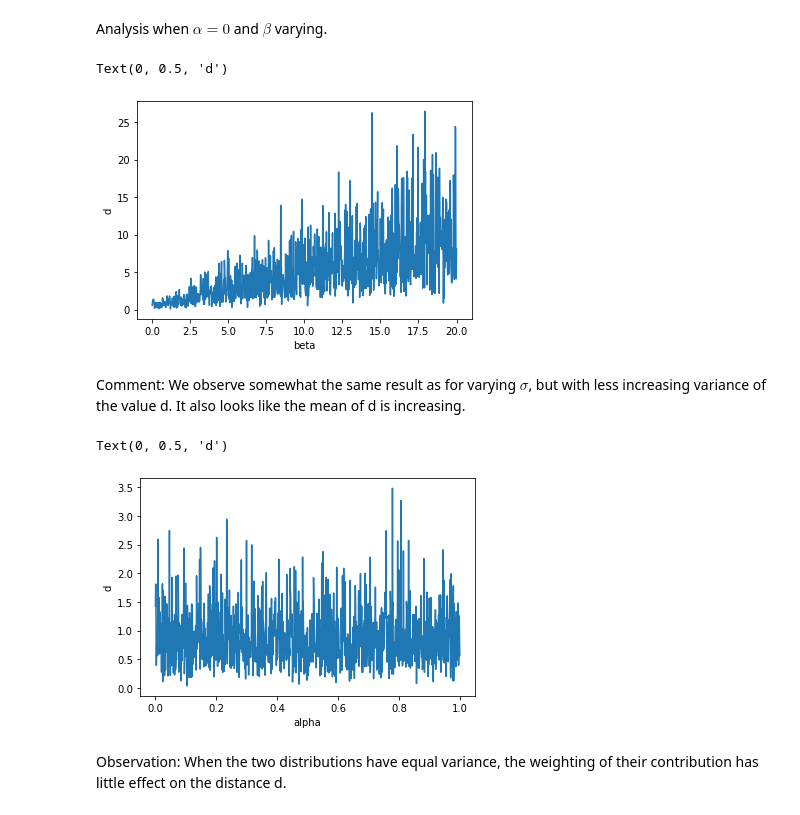
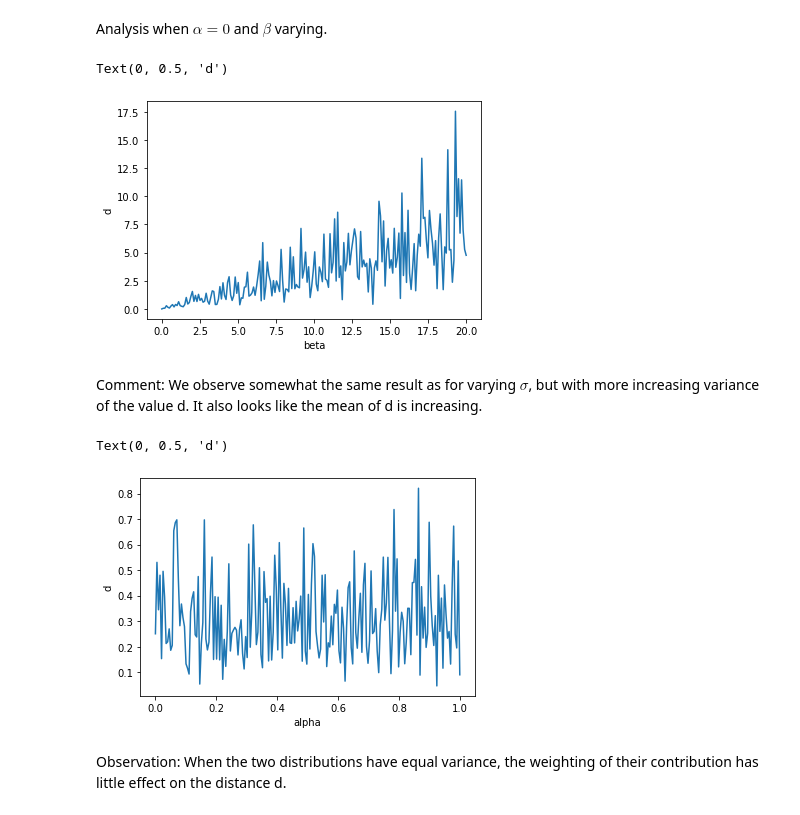
Before and after one commit to petteska/TTK4260-Imuda, a Jupyter notebook: Assignments/Mutlivariat Assignment 1.ipynb, the cells around one changed output. Saved outputs shown, nothing was run; the diff lists cells and outputs as text; code cells hidden in the pictures.

```diff
--- a/Assignments/Mutlivariat Assignment 1.ipynb
+++ b/Assignments/Mutlivariat Assignment 1.ipynb
@@ -17,7 +17,7 @@ theta = [1,5,2] # The real parameters of the true model
 
 ymod = arbitrary_poly(theta)
 
-N = 20 # Number of measurements
+N = 200 # Number of measurements
 
 u = np.linspace(-1,1,N) # "Measured" inputs.
 
@@ -36,8 +36,8 @@ Text(0.5, 1.0, 'Real model!!')
 # %% [markdown]
 Task 1.2 - Generate noise signal
 # %%
-def chooseDist(dist1,dist2,alpha): # Choose distribution given probability alpha
-    if(random.randint(0,1)>alpha):
+def chooseDist(dist1,dist2,alpha): # Choose distribution given alpha to be probability of distribution 1.
+    if(random.randint(0,1)>(1-alpha)):
         return dist1
     return dist2
 
@@ -50,11 +50,11 @@ def genNoise(alpha, N, mean, sigma, beta, magnitude): # Generate the noise of th
         if dist == "Laplace":
             #pdf = laplace_pdf
             pdf = laplace.pdf
-            e[i] = magnitude * np.random.laplace(mean, sigma)
+            e[i] = magnitude * np.random.laplace(mean, beta)
         elif dist == "Gauss":
             #pdf = gauss_pdf
             pdf = norm.pdf
-            e[i] = magnitude * np.random.normal(mean, beta)
+            e[i] = magnitude * np.random.normal(mean, sigma)
         else:
             raise Exception("Distribution not implemented, choose \"laplace\" or \"gauss\"")
 
@@ -155,7 +155,7 @@ Analysis when $\alpha = 0$ and $\beta$ varying.
 # %%
 alpha = 0
 
-beta_space = np.linspace(0,20,1000)
+beta_space = np.linspace(0,20,N)
 
 sigma = 1
 
@@ -177,34 +177,34 @@ plt.xlabel('beta')
 plt.ylabel('d')
 # %% [output]
 Text(0, 0.5, 'd')
-[figure, old version]
+[figure, new version]
 # %% [markdown]
-Comment: We observe somewhat the same result as for varying $\sigma$, but with less increasing variance of the value d. It also looks like the mean of d is increasing.
+Comment: We observe somewhat the same result as for varying $\sigma$, but with more increasing variance of the value d. It also looks like the mean of d is increasing.
 # %%
-alpha_space = np.linspace(0,1,1000)
+alpha_space = np.linspace(0,1,N)
 
 beta = 1
 
 sigma = 1
 
 e = np.array([genNoise(alpha, N, mean, sigma, beta, magnitude) for alpha in alpha_space])
 
 y = yreal + e
 
 u_transpose_dot_y = np.array([np.dot(u_tensor.T,y_i) for y_i in y])
 
 est_params = np.array([np.dot(u_transpose_dot_u_inv,elt) for elt in u_transpose_dot_y]) # Calculate equation
 
 est_params = est_params.tolist() # Format parameters to list
 
 d = np.array([distance.euclidean(theta, elt) for elt in est_params])
 
 plt.figure()
 plt.plot(alpha_space,d)
 plt.xlabel('alpha')
 plt.ylabel('d')
 # %% [output]
 Text(0, 0.5, 'd')
-[figure, old version]
+[figure, new version]
 # %% [markdown]
 Observation: When the two distributions have equal variance, the weighting of their contribution has little effect on the distance d.
```
Also changed, not shown: parts of 2 cells of this notebook.
